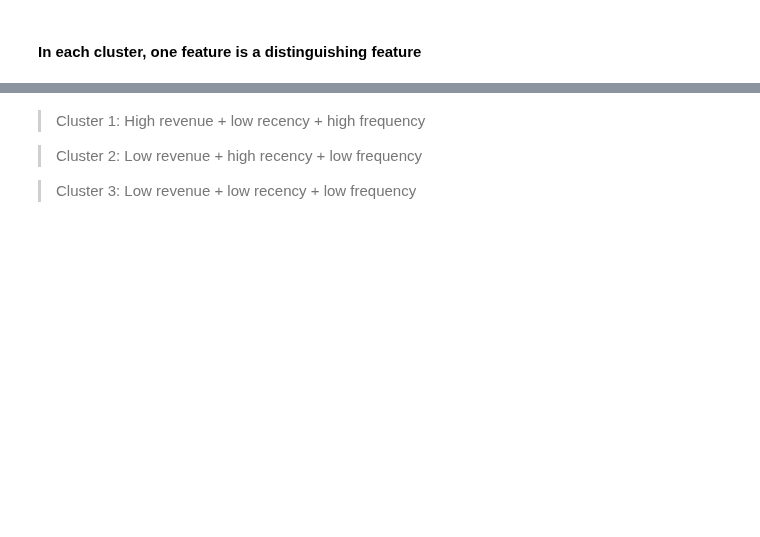
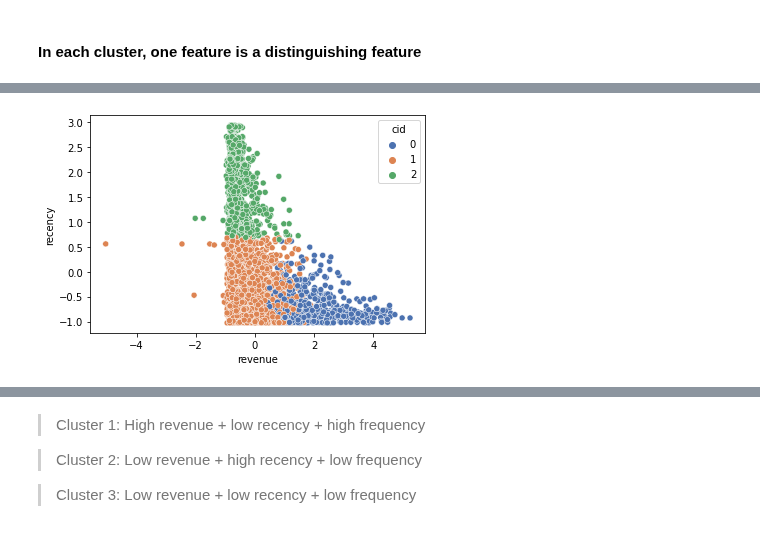
Before and after one commit to harnalashok/Clustering, a Jupyter notebook: online_retail_rfm.ipynb, the cells around one changed output, grey strips where cells are left out. Cells and saved outputs as stored; diff of their text form; code cells hidden in the pictures; blank space fills up the shorter version.

```diff
--- a/online_retail_rfm.ipynb
+++ b/online_retail_rfm.ipynb
@@ -1202,11 +1180 @@ _=sns.displot(rfm_boxcox, x = "avg_unitprice")
-# %%
-# 20.0 Create a dataset
-#      that mixes boxcox and scaled transformations
-
-rfm_mix = rfm_df_scaled.copy()
-#rfm_mix['frequency']= rfm_boxcox['frequency']
-rfm_mix['recency'] = rfm_boxcox['recency']
-rfm_mix['revenue'] = rfm_boxcox['revenue']
-#rfm_mix['avg_unitprice'] = rfm_boxcox['avg_unitprice']
-rfm_mix.head()
 # %%
@@ -1247,5 +1221,6 @@ silhouette_avg
 cid = gm.predict(rfm_mix[cols])
 # %%
-# 21.2
-rfm_mix['cid'] = cid
-rfm_mix.head()
+# 21.1
+rfm_df_scaled['cid'] = cid
+rfm_df_scaled.head()
+rfm_df_scaled['cid'].value_counts()
@@ -1259,0 +1250,4 @@ sns.boxplot(x='cid', y='recency', data=rfm_mix);
+# %%
+sns.scatterplot(x='revenue', y='recency', hue = 'cid',data=rfm_mix, palette="deep");
+# %% [output]
+[figure, added]
```
Also changed, not shown: parts of 93 cells of this notebook.
